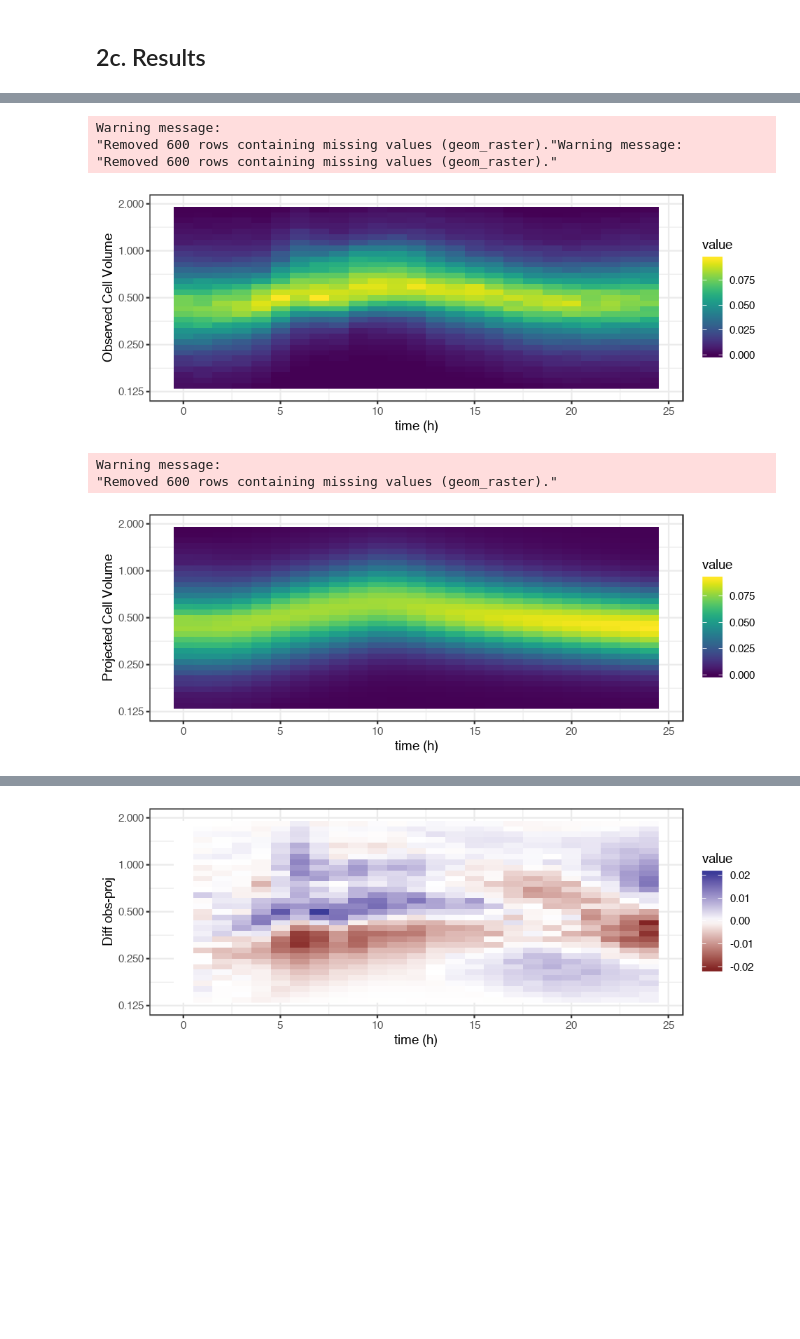
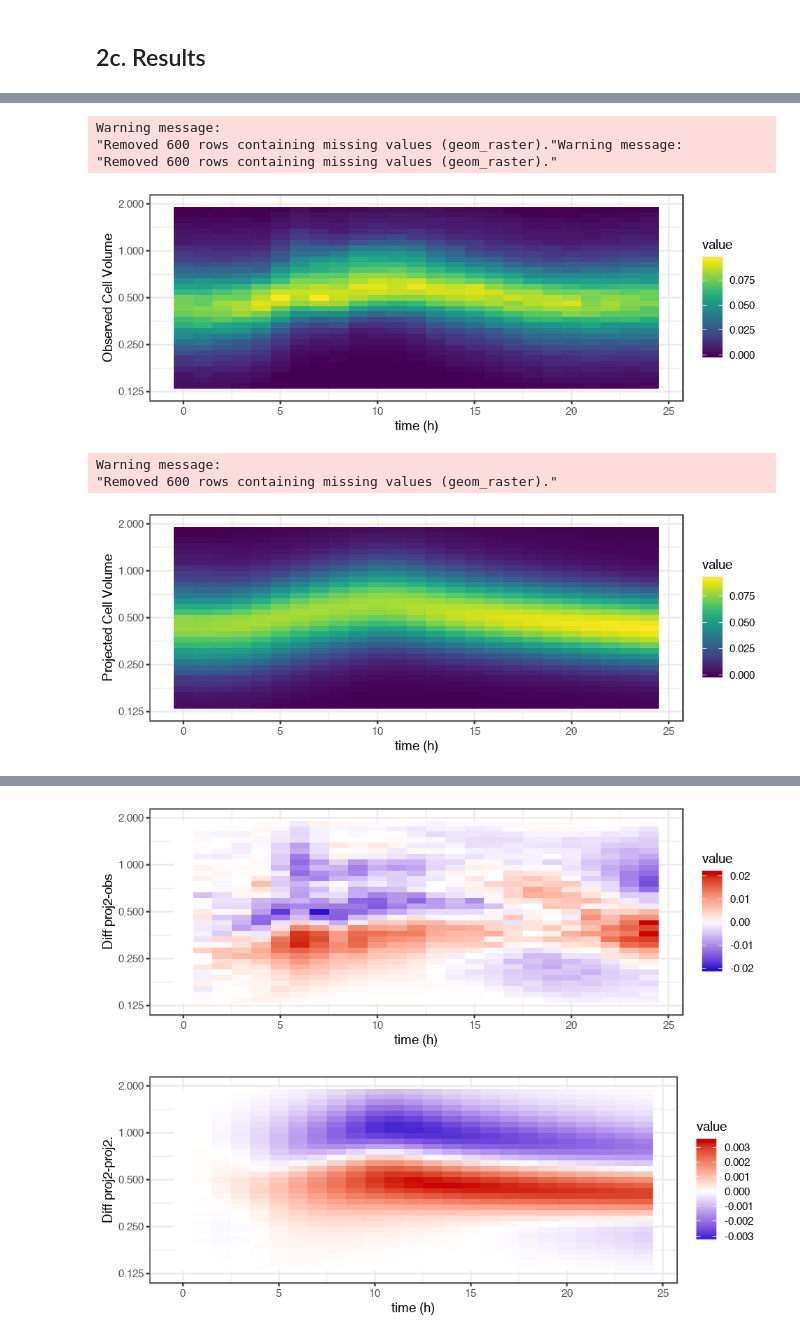
Before and after one commit to fribalet/ssPopModel, a Jupyter notebook: inst/ssMatrixModel_resp.ipynb, the cells around one changed output, grey strips where cells are left out. Drawn from its saved outputs; the diff is of its cells as text; code cells hidden in the pictures; blank space fills up the shorter version.

```diff
--- a/inst/ssMatrixModel_resp.ipynb
+++ b/inst/ssMatrixModel_resp.ipynb
@@ -360,0 +371,13 @@ Warning message:
+# %%
+resp <- 30  # 30% change due to respiration
+mass.at.dusk <- 50 # fg, Synecho carbon quotas
+mass.at.dawn <- mass.at.dusk * (100-resp)/100
+volume.at.dusk <- (0.001*mass.at.dusk/(0.216))^{1/0.860} # Menden-Deuer & Lessard 2000
+volume.at.dawn <- (0.001*mass.at.dawn/(0.216))^{1/0.860}
+diam.at.dusk <- 2 * round((3/4*volume.at.dusk /pi)^{1/3},2)
+diam.at.dawn <- 2 * round((3/4*volume.at.dawn /pi)^{1/3},2)
+diff <- diam.at.dusk - diam.at.dawn
+
+print(paste0(resp,'% reduction in a ',mass.at.dusk,' fg Prochlorococcus would translate to = '))
+print(paste0(round(100*(volume.at.dusk - volume.at.dawn)/volume.at.dusk),'% reduction in cell volume (',round(volume.at.dusk - volume.at.dawn,3),' cubic microns)'))
+print(paste0(round(100*(diam.at.dusk - diam.at.dawn)/diam.at.dusk),'% reduction in cell diameter (',diam.at.dusk - diam.at.dawn,' microns)'))
@@ -563,8 +903,9 @@ plot(mu_N2[-c(1:2)],type='o', ylim=c(0,0.06), xlab='time after dawn', ylab="Div
 # %%
 options(repr.plot.width=8, repr.plot.height=3)
 ggplot(melt(V.hists), aes(Var2/3600,Var1, fill=value)) + geom_raster() + scale_y_continuous(trans='log2',limits = c(0.125, 2)) + theme_bw() + labs(x='time (h)', y= 'Observed Cell Volume') + scale_fill_gradientn(colors=viridis::viridis(100))
-ggplot(melt(Vproj2), aes(Var2/3600,Var1, fill=value)) + geom_raster() + scale_y_continuous(trans='log2',limits = c(0.125, 2)) + theme_bw() + labs(x='time (h)', y= 'Projected Cell Volume') + scale_fill_gradientn(colors=viridis::viridis(100))
-ggplot(melt(V.hists-Vproj2), aes(Var2/3600,Var1, fill=value)) + geom_raster() + scale_y_continuous(trans='log2',limits = c(0.125, 2)) + theme_bw() + labs(x='time (h)', y= 'Diff obs-proj') + scale_fill_gradient2(midpoint=0)
+ggplot(melt(Vproj3), aes(Var2/3600,Var1, fill=value)) + geom_raster() + scale_y_continuous(trans='log2',limits = c(0.125, 2)) + theme_bw() + labs(x='time (h)', y= 'Projected Cell Volume') + scale_fill_gradientn(colors=viridis::viridis(100))
+ggplot(melt(Vproj3-V.hists), aes(Var2/3600,Var1, fill=value)) + geom_raster() + scale_y_continuous(trans='log2',limits = c(0.125, 2)) + theme_bw() + labs(x='time (h)', y= 'Diff proj2-obs') + scale_fill_gradient2(low='blue3',high='red3', midpoint=0)
+ggplot(melt(Vproj3- Vproj3.), aes(Var2/3600,Var1, fill=value)) + geom_raster() + scale_y_continuous(trans='log2',limits = c(0.125, 2)) + theme_bw() + labs(x='time (h)', y= 'Diff proj2-proj2.') +  scale_fill_gradient2(low='blue3',high='red3', midpoint=0)
 # %% [output]
 Warning message:
 "Removed 600 rows containing missing values (geom_raster)."Warning message:
@@ -576,2 +919,3 @@ Warning message:
-[figure, old version]
+[figure, new version]
+[figure, added]
 # %% [markdown]
```
Also changed, not shown: parts of 34 cells of this notebook.
